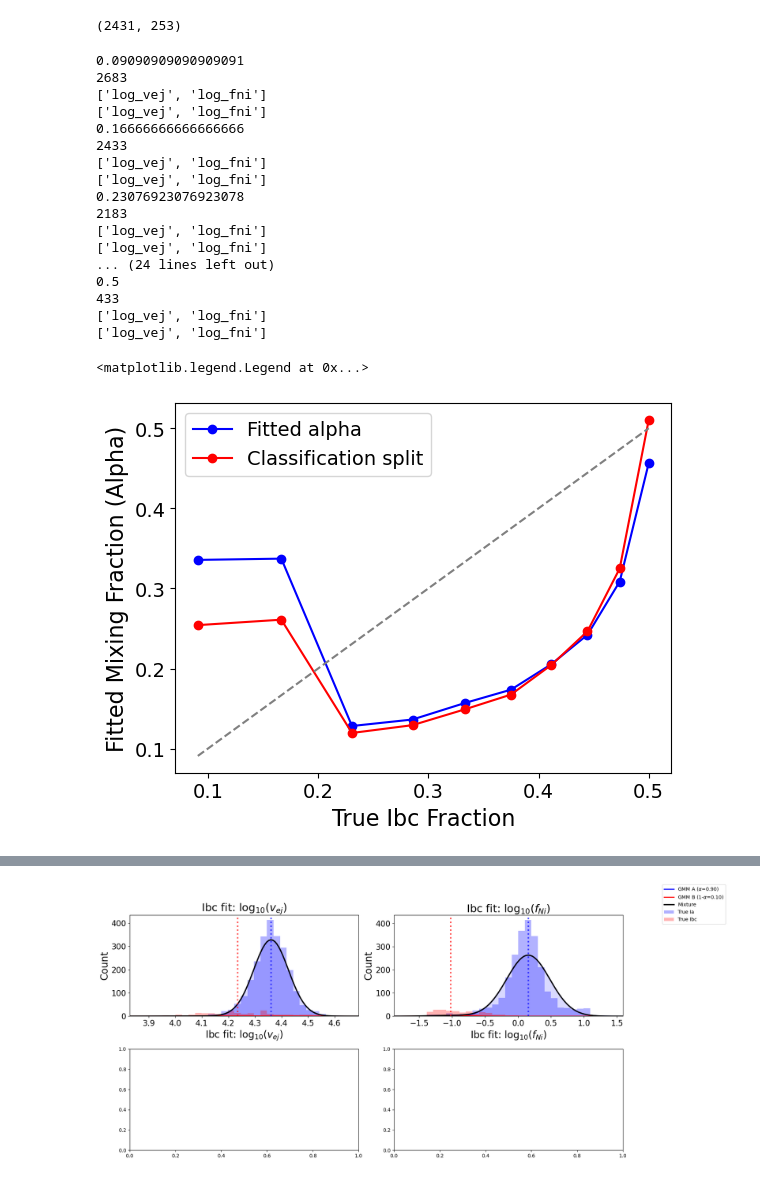
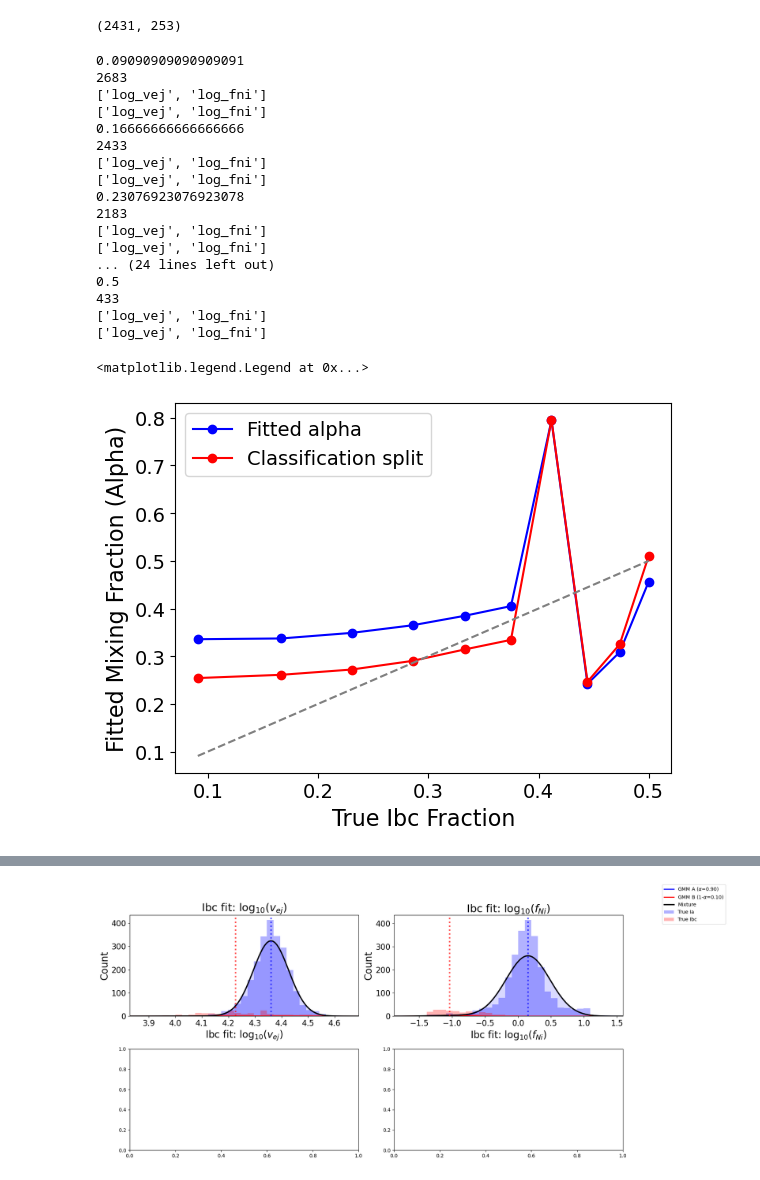
Before and after one commit to asmuzsoy/beams_ext, a Jupyter notebook: separate_parameters.ipynb, the cells around one changed output, grey strips where cells are left out. Cells and saved outputs as stored; diff of their text form; code cells hidden in the pictures.

```diff
--- a/separate_parameters.ipynb
+++ b/separate_parameters.ipynb
@@ -980,8 +955,6 @@ log_c_err_ratio    -0.3329     0.4428     0.0996     0.7683
 # %%
 params_to_use = ['log_vej', 'log_fni']
 # %%
-from sklearn.cluster import KMeans
-
 def fit_gmm(sn_sample = all_sne, initial_alpha = 0.5, verbose = False):
 
     mus_a = {}
@@ -999,11 +972,23 @@ def fit_gmm(sn_sample = all_sne, initial_alpha = 0.5, verbose = False):
 
     # Initialize parameters (median ± std)
     for param_name in params_to_use:
+        # these_param_samples = get_param_samples(param_name, sn_sample)
+        # mus_a[param_name] = np.median(these_param_samples) - np.std(these_param_samples)
+        # mus_b[param_name] = np.median(these_param_samples) + np.std(these_param_samples)
+        # sigmas_a[param_name] = np.std(these_param_samples)
+        # sigmas_b[param_name] = np.std(these_param_samples)
+
         these_param_samples = get_param_samples(param_name, sn_sample)
-        mus_a[param_name] = np.median(these_param_samples) - np.std(these_param_samples)
-        mus_b[param_name] = np.median(these_param_samples) + np.std(these_param_samples)
-        sigmas_a[param_name] = np.std(these_param_samples)
-        sigmas_b[param_name] = np.std(these_param_samples)
+        valid = np.isfinite(these_param_samples)
+        X_valid = these_param_samples[valid].reshape(-1, 1)
+        km = KMeans(n_clusters=2, n_init=10, random_state=42).fit(X_valid)
+        labels = km.labels_
+        cluster0 = X_valid[labels == 0, 0]
+        cluster1 = X_valid[labels == 1, 0]
+        mus_a[param_name] = np.mean(cluster0)
+        mus_b[param_name] = np.mean(cluster1)
+        sigmas_a[param_name] = max(np.std(cluster0), 0.001)
+        sigmas_b[param_name] = max(np.std(cluster1), 0.001)
 
     num_epochs = 200
     lls = np.zeros(num_epochs)
@@ -1113,11 +1098,19 @@ def classify_sample(sn_sample, gammas_a, gammas_b):
     accuracy = (num_correct_ia + num_correct_ibc) / len(sn_sample)
     ia_accuracy = num_correct_ia / (num_correct_ia + num_wrong_true_ia)
     ibc_accuracy = num_correct_ibc / (num_correct_ibc + num_wrong_true_ibc)
+
+    # Purity (precision): of all classified as Ia, fraction that are truly Ia
+    ia_purity = num_correct_ia / (num_correct_ia + num_wrong_true_ibc) if (num_correct_ia + num_wrong_true_ibc) > 0 else 0.0
+    # Completeness (recall): of all true Ia, fraction classified as Ia
+    ia_completeness = ia_accuracy
+
     if accuracy < 0.5:
         accuracy = 1 - accuracy
         ia_accuracy = 1 - ia_accuracy
         ibc_accuracy = 1 - ibc_accuracy
-    return accuracy, ia_accuracy, ibc_accuracy
+        ia_purity = 1 - ia_purity
+        ia_completeness = 1 - ia_completeness
+    return accuracy, ia_accuracy, ibc_accuracy, ia_purity, ia_completeness
 # %%
 def dumb_mixing_fraction(sn_sample, gammas_a, gammas_b):
 
@@ -1190,7 +1183,7 @@ ratios = [(25 * (i + 1))/ (25 * (i + 1) + 250) for i in range(10)]
 def mixing_fraction_analysis(true_ia_sne, true_ibc_sne, ratios, fitting_method=fit_gmm, accuracy_method = classify_sample):
     final_alphas = []
     dumb_mixing_fractions = []
-    accuracies = np.zeros((3, len(ratios)))
+    accuracies = np.zeros((5, len(ratios)))
     iteration_results = []  # Store per-iteration data for later plotting
 
     for i in range(10):
@@ -1311,36 +1304,36 @@ def plot_gmm_iterations(iteration_results, indices=None, params_to_plot=None):
 final_alphas_spec, accuracies_spec, dumb_mixing_fractions, iteration_results = mixing_fraction_analysis(true_ia_sne, true_ibc_sne, ratios)
 # final_alphas_phot, accuracies_phot = mixing_fraction_analysis(true_ia_phot_sne, true_ibc_phot_sne, ratios)
 
-plt.plot(ratios, np.array(final_alphas_spec), marker='o', color='blue', label='Fitted alpha')
-plt.plot(ratios, np.array(dumb_mixing_fractions), marker='o', color='red', label='Classification split')
+plt.plot(ratios, 1 - np.array(final_alphas_spec), marker='o', color='blue', label='Fitted alpha')
+plt.plot(ratios, 1 - np.array(dumb_mixing_fractions), marker='o', color='red', label='Classification split')
 
 # plt.plot(ratios, 1 - np.array(final_alphas_phot), marker='o', color='red', label='Photometric redshifts')
 plt.plot(ratios, ratios, linestyle='--', color='gray')
 plt.xlabel("True Ibc Fraction", fontsize=16)
 plt.ylabel("Fitted Mixing Fraction (Alpha)", fontsize=16)
 plt.xticks(fontsize=14)
 plt.yticks(fontsize=14)
 plt.legend(fontsize=14)
 # %% [output]
 0.09090909090909091
 2683
 ['log_vej', 'log_fni']
 ['log_vej', 'log_fni']
 0.16666666666666666
 2433
 ['log_vej', 'log_fni']
 ['log_vej', 'log_fni']
 0.23076923076923078
 2183
 ['log_vej', 'log_fni']
 ['log_vej', 'log_fni']
 ... (24 lines left out)
 0.5
 433
 ['log_vej', 'log_fni']
 ['log_vej', 'log_fni']
 <matplotlib.legend.Legend at 0x...>
-[figure, old version]
+[figure, new version]
 # %%
 fig, axes = plot_gmm_iterations(iteration_results)
 
```
Also changed, not shown: parts of 22 cells of this notebook.
